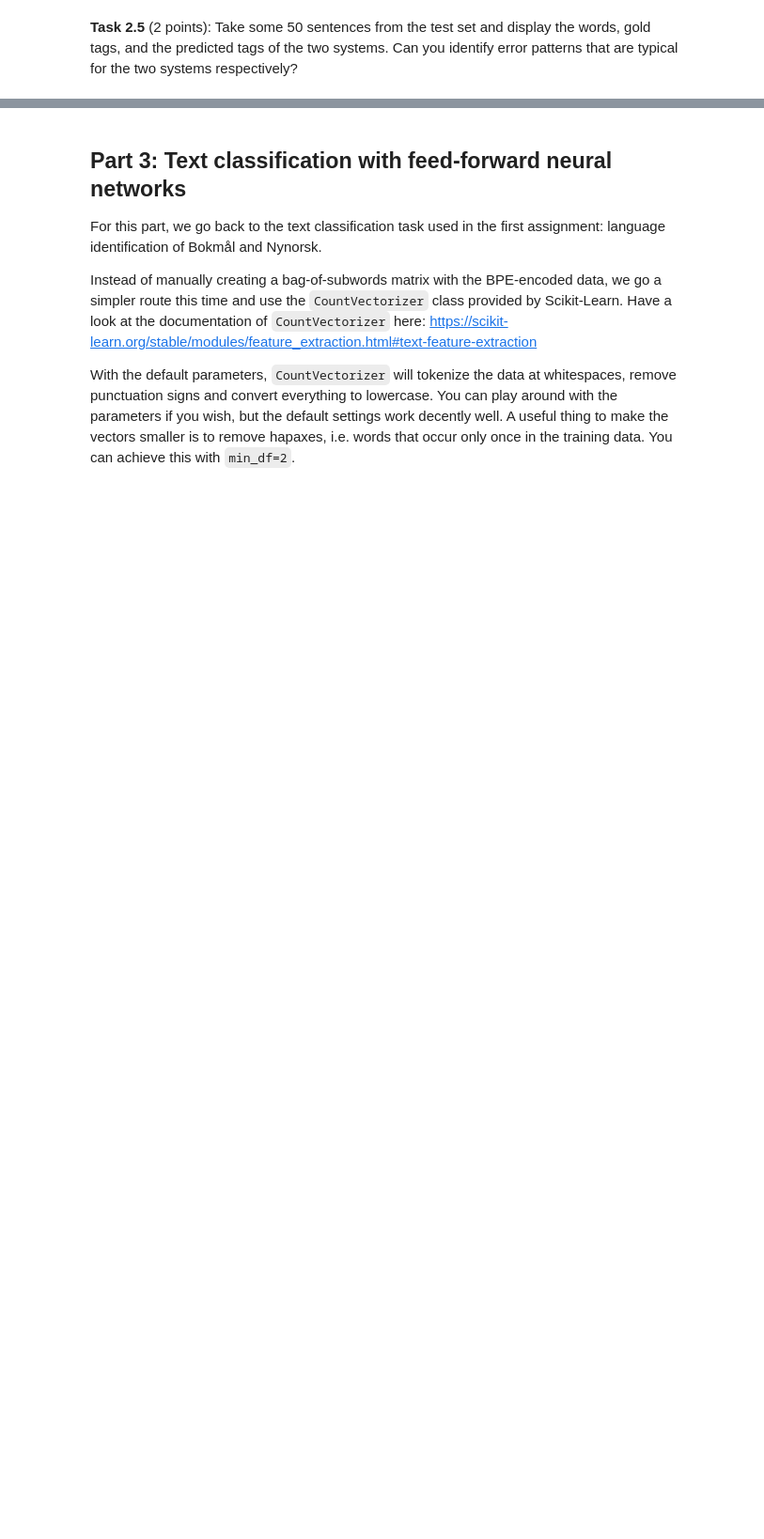
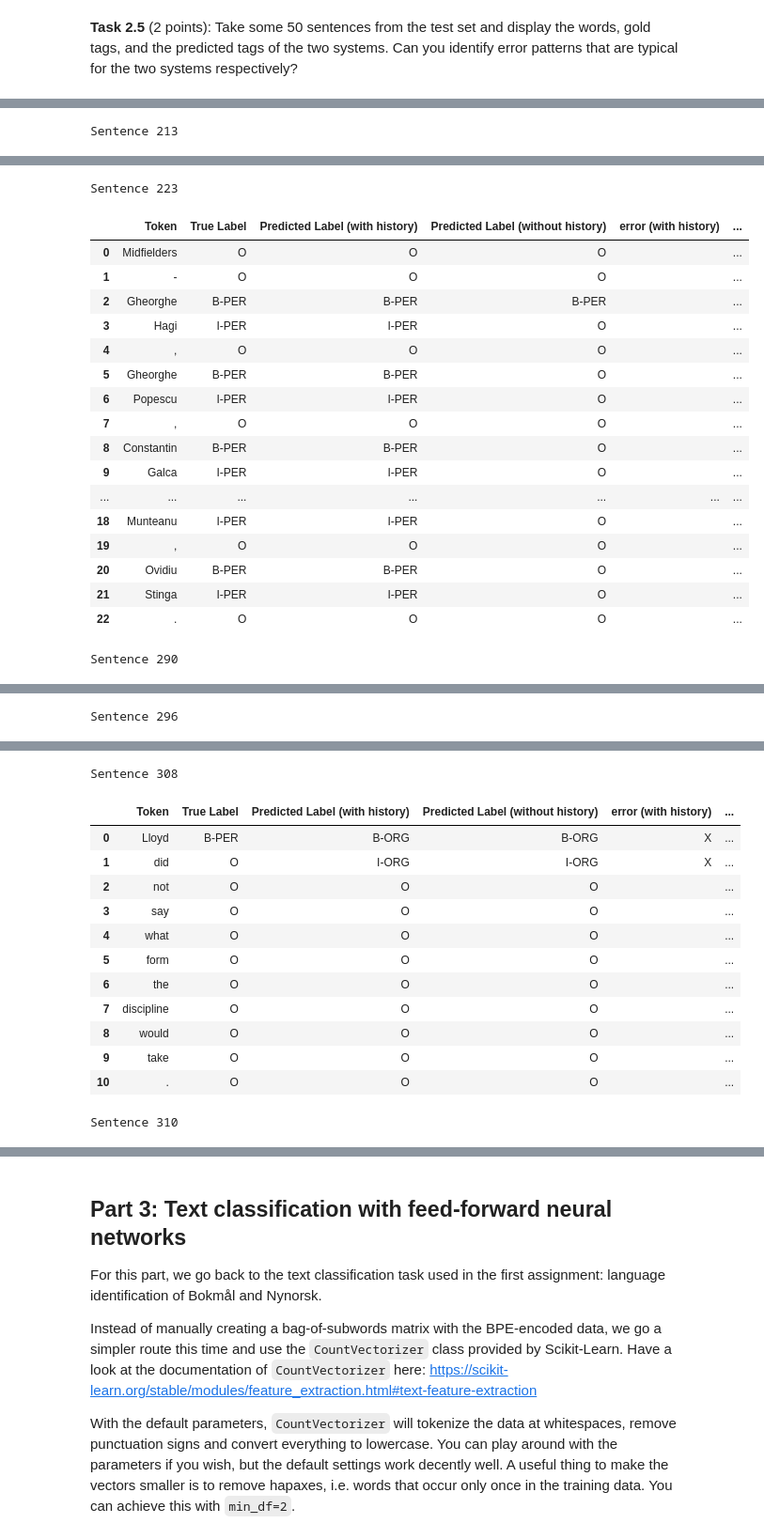
Before and after one commit to Arman-Salahshour/UIO-NLP, a Jupyter notebook: oblig2/oblig2_IN4080_h2026.ipynb, the cells around one changed output, grey strips where cells are left out. Shown at 94% size. Cells and saved outputs as stored; diff of their text form; code cells hidden in the pictures; blank space fills up the shorter version.

```diff
--- a/oblig2/oblig2_IN4080_h2026.ipynb
+++ b/oblig2/oblig2_IN4080_h2026.ipynb
@@ -417,2 +621,10 @@ Report precision, recall and f1-score of the model trained above.
 # %% [markdown]
 **Task 2.5** (2 points): Take some 50 sentences from the test set and display the words, gold tags, and the predicted tags of the two systems. Can you identify error patterns that are typical for the two systems respectively?
+# %%
+# Jere we have two systems, one with history and one without history. We can compare their performance on 50 random sentences from the test set.
+gt_without_history = gt
+predicted_with_history = predicted_test_nerdata_y
+
+gt_without_history = GreedyTagger(context_features)
+gt_without_history.fit(train_nerdata_x, train_nerdata_y)
+predicted_without_history = gt_without_history.predict(test_nerdata_x)
@@ -418,0 +639,38 @@ Report precision, recall and f1-score of the model trained above.
+# %%
+import pandas as pd
+
+# Keep only sentences where at least one of the systems makes an error
+error_idx = [i for i in range(len(test_nerdata_y)) if predicted_with_history[i] != test_nerdata_y[i] or predicted_without_history[i] != test_nerdata_y[i]]
+
+rng = np.random.default_rng(42)
+idx = rng.choice(error_idx, 50, replace=False)
+
+sentence_ids = [i for i in idx for _ in test_nerdata_x[i]]
+tokens = [token for sentence in [test_nerdata_x[i] for i in idx] for token in sentence]
+labels = [label for labels in [test_nerdata_y[i] for i in idx] for label in labels]
+
+flat_with_history = [label for labels in [predicted_with_history[i] for i in idx] for label in labels]
+flat_without_history = [label for labels in [predicted_without_history[i] for i in idx] for label in labels]
+
+display_df = pd.DataFrame({
+    'Sentence': sentence_ids,
+    'Token': tokens,
+    'True Label': labels,
+    'Predicted Label (with history)': flat_with_history,
+    'Predicted Label (without history)': flat_without_history
+})
+
+# Here error columns are added to the display_df DataFrame to indicate whether the predicted labels match the true labels for each token.
+# If the predicted label does not match the true label, the corresponding error column will contain "X"; otherwise, it will be empty.
+display_df['error (with history)'] = display_df.apply(lambda row: "X" if row['True Label'] != row['Predicted Label (with history)'] else "", axis=1)
+display_df['error (without history)'] = display_df.apply(lambda row: "X" if row['True Label'] != row['Predicted Label (without history)'] else "", axis=1)
+# %%
+# In the above code I considered 50 sentences which include at least one error in the predicted labels of either system.
+# But here I show just 10 sentences for brevity. The sentences are displayed in the order they appear in the test set.
+for n, (sent_id, sent_df) in enumerate(display_df.groupby('Sentence', sort=True)):
+    if n >= 10:
+        break
+    print(f"Sentence {sent_id}")
+    display(sent_df.drop(columns='Sentence').reset_index(drop=True))
+# %% [output]
+Sentence 213
@@ -418,0 +680,19 @@ Report precision, recall and f1-score of the model trained above.
+Sentence 223
+|  | Token | True Label | Predicted Label (with history) | Predicted Label (without history) | error (with history) | ... |
+| 0 | Midfielders | O | O | O |  | ... |
+| 1 | - | O | O | O |  | ... |
+| 2 | Gheorghe | B-PER | B-PER | B-PER |  | ... |
+| 3 | Hagi | I-PER | I-PER | O |  | ... |
+| 4 | , | O | O | O |  | ... |
+| 5 | Gheorghe | B-PER | B-PER | O |  | ... |
+| 6 | Popescu | I-PER | I-PER | O |  | ... |
+| 7 | , | O | O | O |  | ... |
+| 8 | Constantin | B-PER | B-PER | O |  | ... |
+| 9 | Galca | I-PER | I-PER | O |  | ... |
+| ... | ... | ... | ... | ... | ... | ... |
+| 18 | Munteanu | I-PER | I-PER | O |  | ... |
+| 19 | , | O | O | O |  | ... |
+| 20 | Ovidiu | B-PER | B-PER | O |  | ... |
+| 21 | Stinga | I-PER | I-PER | O |  | ... |
+| 22 | . | O | O | O |  | ... |
+Sentence 290
@@ -418,0 +716 @@ Report precision, recall and f1-score of the model trained above.
+Sentence 296
@@ -418,0 +734,14 @@ Report precision, recall and f1-score of the model trained above.
+Sentence 308
+|  | Token | True Label | Predicted Label (with history) | Predicted Label (without history) | error (with history) | ... |
+| 0 | Lloyd | B-PER | B-ORG | B-ORG | X | ... |
+| 1 | did | O | I-ORG | I-ORG | X | ... |
+| 2 | not | O | O | O |  | ... |
+| 3 | say | O | O | O |  | ... |
+| 4 | what | O | O | O |  | ... |
+| 5 | form | O | O | O |  | ... |
+| 6 | the | O | O | O |  | ... |
+| 7 | discipline | O | O | O |  | ... |
+| 8 | would | O | O | O |  | ... |
+| 9 | take | O | O | O |  | ... |
+| 10 | . | O | O | O |  | ... |
+Sentence 310
```
Also changed, not shown: parts of 29 cells of this notebook.
